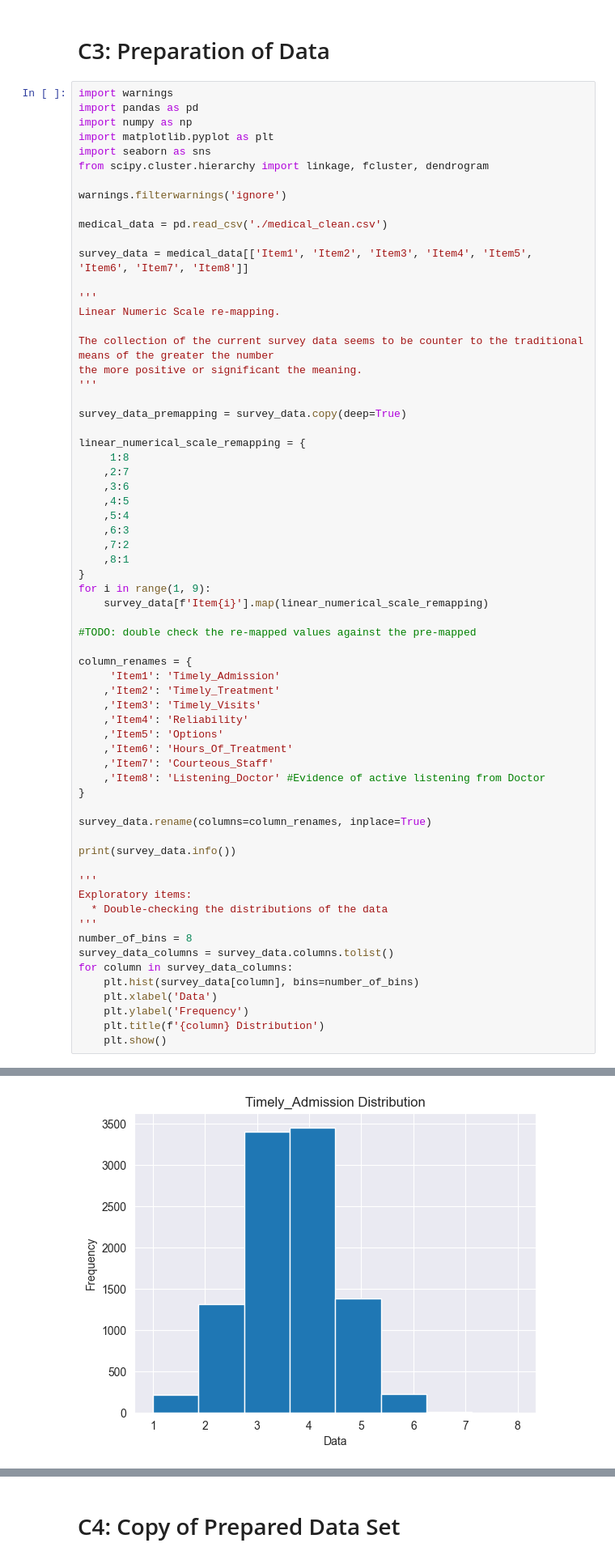
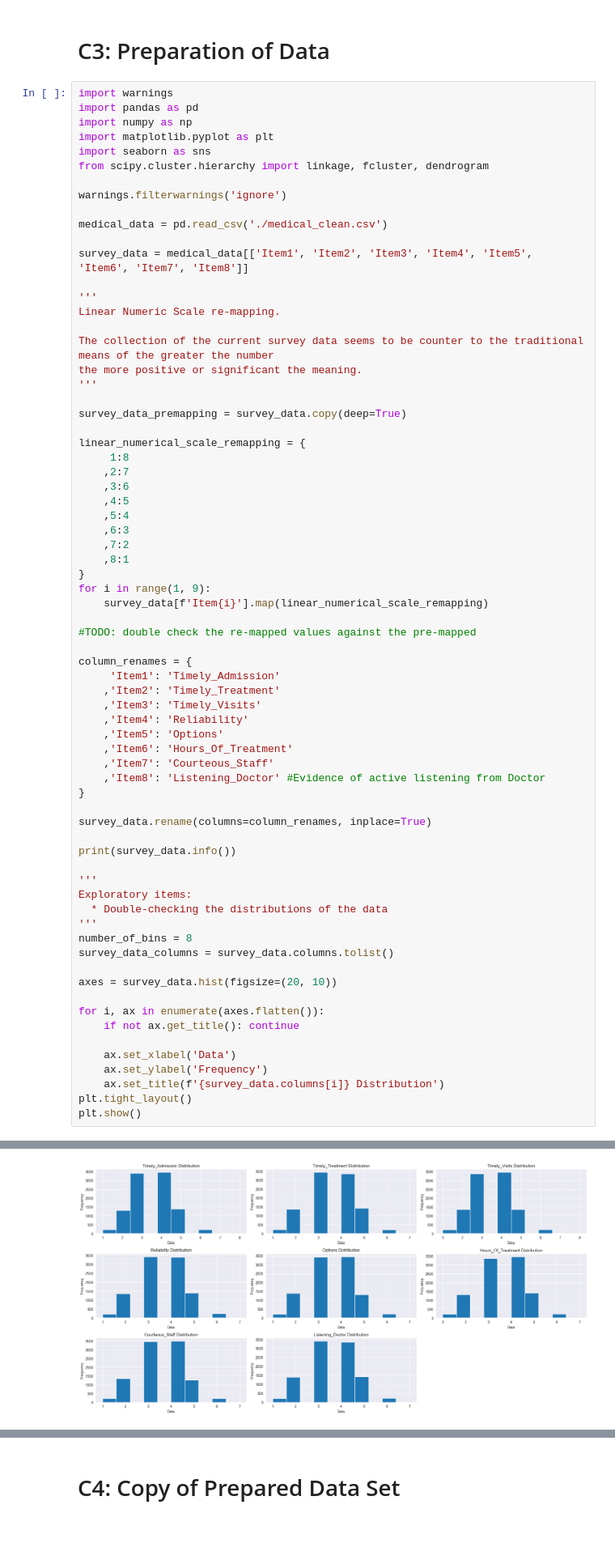
Before and after one commit to CubicleJockey/WGU.MSDA, a Jupyter notebook: Classes/D212 - Data Mining II/D212-ofm3-task1-clustering-techniques.ipynb, the cells around one changed output, grey strips where cells are left out. Shown at 81% size. Drawn from its saved outputs; the diff is of its cells as text; blank space fills up the shorter version.

```diff
--- a/Classes/D212 - Data Mining II/D212-ofm3-task1-clustering-techniques.ipynb
+++ b/Classes/D212 - Data Mining II/D212-ofm3-task1-clustering-techniques.ipynb
@@ -205,37 +205,42 @@ column_renames = {
     ,'Item8': 'Listening_Doctor' #Evidence of active listening from Doctor
 }
 
 survey_data.rename(columns=column_renames, inplace=True)
 
 print(survey_data.info())
 
 '''
 Exploratory items:
   * Double-checking the distributions of the data
 '''
 number_of_bins = 8
 survey_data_columns = survey_data.columns.tolist()
-for column in survey_data_columns:
-    plt.hist(survey_data[column], bins=number_of_bins)
-    plt.xlabel('Data')
-    plt.ylabel('Frequency')
-    plt.title(f'{column} Distribution')
-    plt.show()
+
+axes = survey_data.hist(figsize=(20, 10))
+
+for i, ax in enumerate(axes.flatten()):
+    if not ax.get_title(): continue
+
+    ax.set_xlabel('Data')
+    ax.set_ylabel('Frequency')
+    ax.set_title(f'{survey_data.columns[i]} Distribution')
+plt.tight_layout()
+plt.show()
 # %% [output]
 <class 'pandas.core.frame.DataFrame'>
 RangeIndex: 10000 entries, 0 to 9999
 Data columns (total 8 columns):
  #   Column              Non-Null Count  Dtype
 ---  ------              --------------  -----
  0   Timely_Admission    10000 non-null  int64
  1   Timely_Treatment    10000 non-null  int64
  2   Timely_Visits       10000 non-null  int64
  3   Reliability         10000 non-null  int64
  4   Options             10000 non-null  int64
  5   Hours_Of_Treatment  10000 non-null  int64
  6   Courteous_Staff     10000 non-null  int64
  7   Listening_Doctor    10000 non-null  int64
 dtypes: int64(8)
 memory usage: 625.1 KB
 None
-[figure, old version]
+[figure, new version]
```
Also changed, not shown: parts of 4 cells of this notebook.
